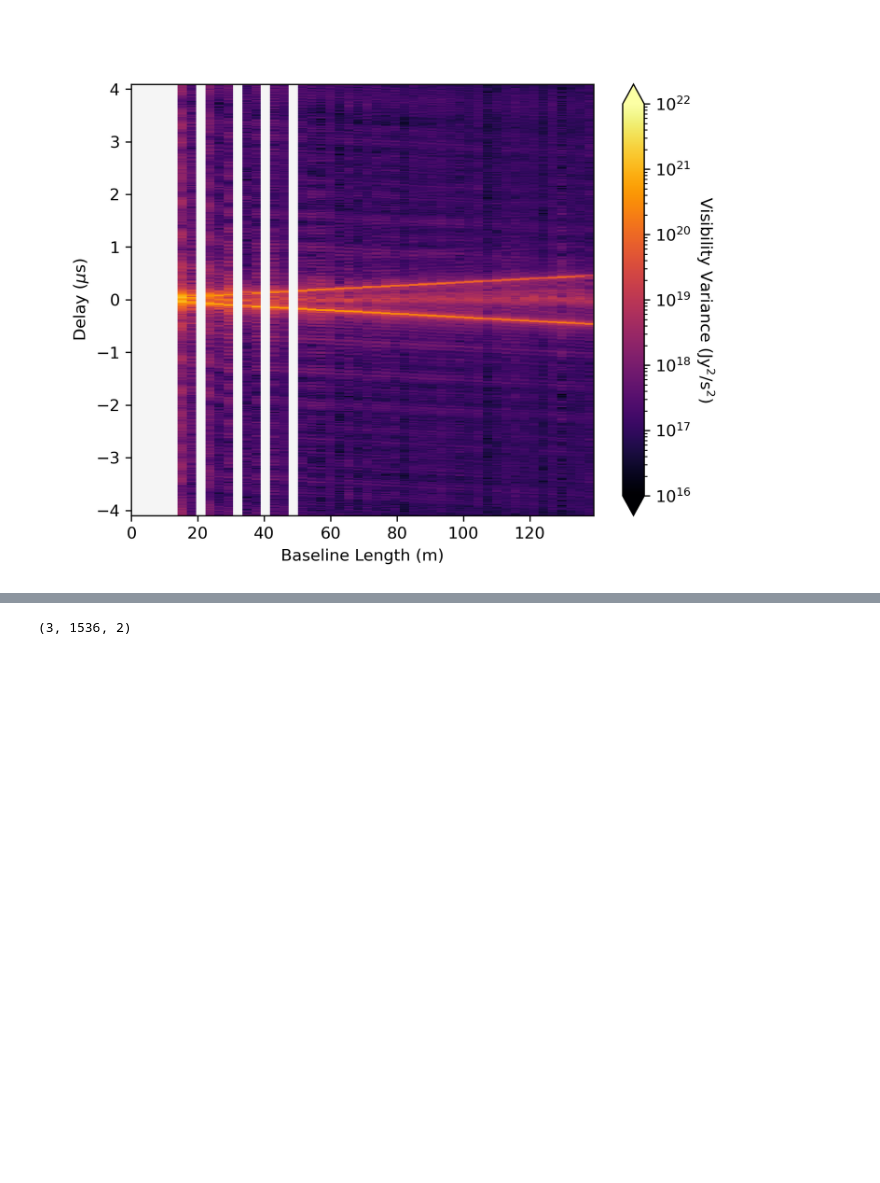
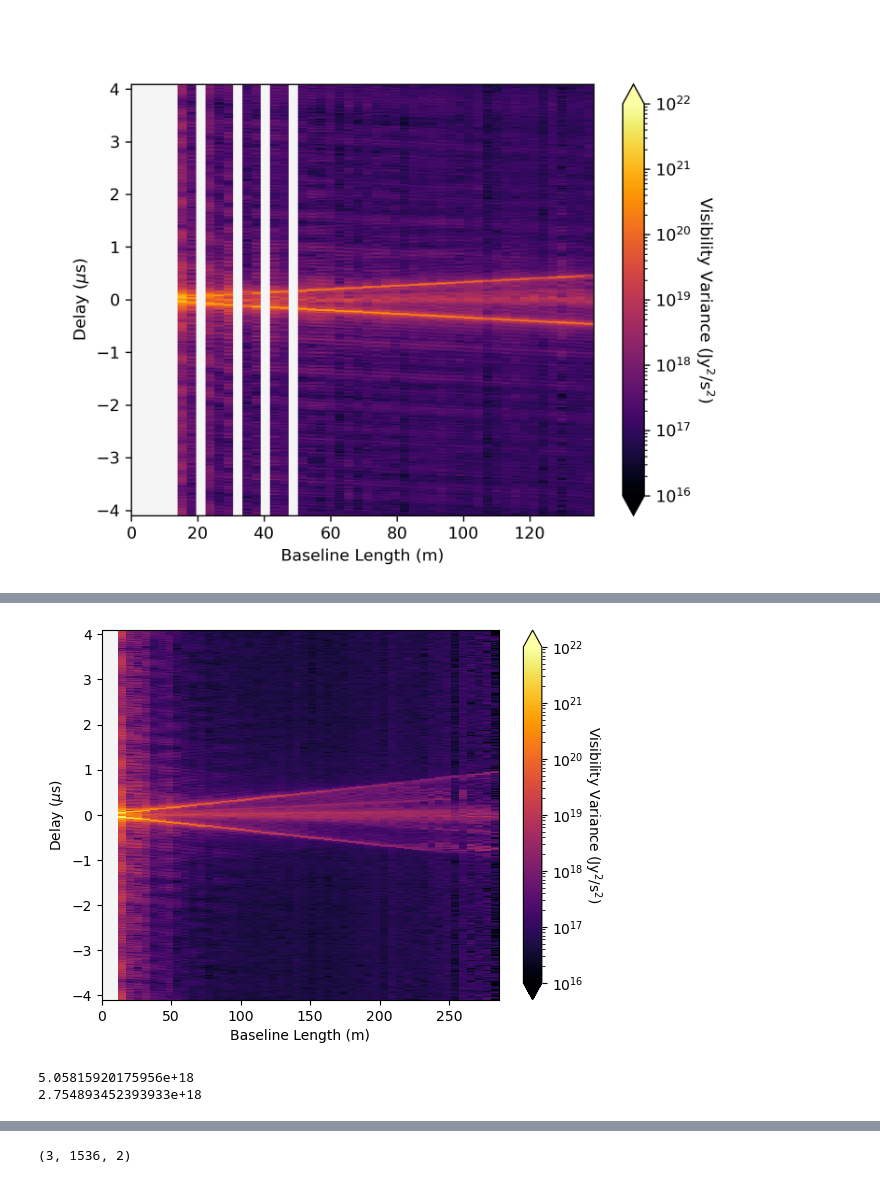
Before and after one commit to rlbyrne/rlb_hera, a Jupyter notebook: hera_data_viewer.ipynb, the cells around one changed output, grey strips where cells are left out. Saved outputs shown, nothing was run; the diff lists cells and outputs as text; code cells hidden in the pictures; blank space fills up the shorter version.

```diff
--- a/hera_data_viewer.ipynb
+++ b/hera_data_viewer.ipynb
@@ -43,0 +51,22 @@ data_dwabscal.read(
+# %%
+plot_delay_spectra.plot_visibilities(data_dwabscal)
+# %% [output]
+[figure, added]
+# %%
+# Normalize data
+bl_bin_edges = np.linspace(0, 300, num=51)
+delay_spectrum_dwabscal = plot_delay_spectra.calculate_delay_spectra(
+    data_dwabscal, bl_bin_edges, use_polarization=-5
+)
+delay_spectrum_abscal = plot_delay_spectra.calculate_delay_spectra(
+    data_abscal, bl_bin_edges, use_polarization=-5
+)
+data_dwabscal_normalized = data_dwabscal.copy()
+print(np.nanmean(delay_spectrum_abscal))
+print(np.nanmean(delay_spectrum_dwabscal))
+data_dwabscal_normalized.data_array *= np.sqrt(np.nanmean(delay_spectrum_abscal) / np.nanmean(
+    delay_spectrum_dwabscal
+))
+# %% [output]
+5.05815920175956e+18
+2.754893452393933e+18
```
Also changed, not shown: parts of 16 cells of this notebook, 2 other files.
